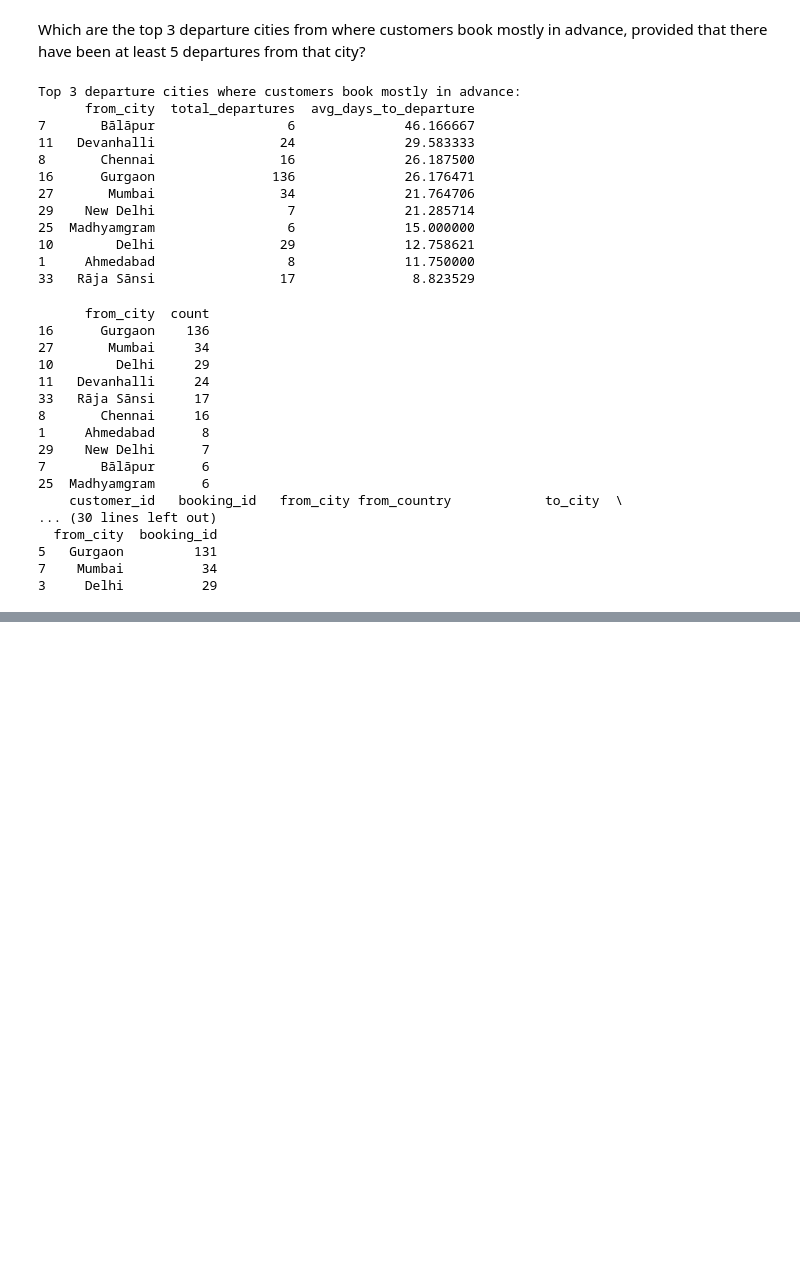
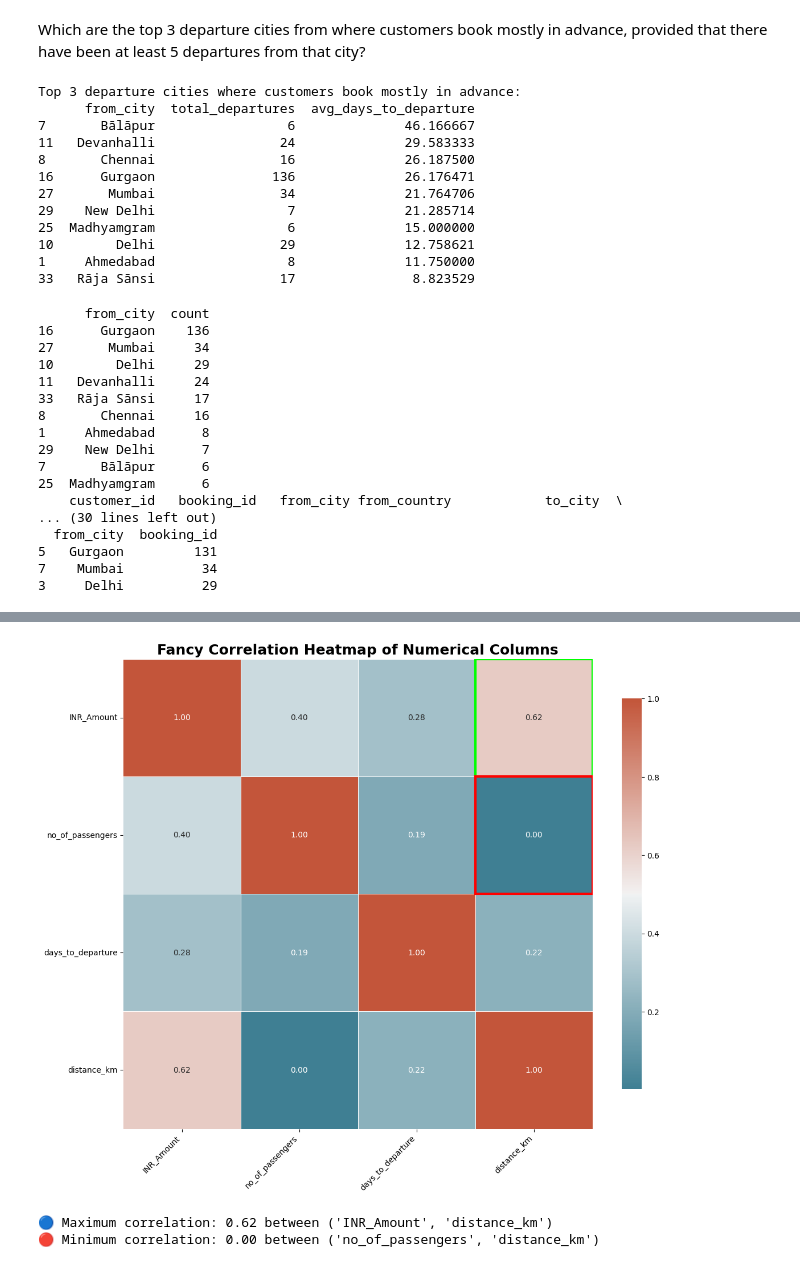
Before and after one commit to Ninja-draw-coder/PythonProjects, a Jupyter notebook: Travel_Aggregator_Analysis.ipynb, the cells around one changed output, grey strips where cells are left out. Drawn from its saved outputs; the diff is of its cells as text; code cells hidden in the pictures; blank space fills up the shorter version.

```diff
--- a/Travel_Aggregator_Analysis.ipynb
+++ b/Travel_Aggregator_Analysis.ipynb
@@ -269,0 +325,61 @@ print(df_advance_departurecity.head(3))
+# %%
+import pandas as pd
+import numpy as np
+import seaborn as sns
+import matplotlib.pyplot as plt
+
+# Step 1: Load the data
+data = pd.read_csv("Bookings.csv")  # Replace with your filename
+
+# Step 2: Select only numerical columns
+numerical_data = data.select_dtypes(include=['float64', 'int64'])
+
+# Step 3: Calculate the correlation matrix
+correlation_matrix = numerical_data.corr()
+
+# Step 4: Find max and min correlations (excluding diagonal 1.0)
+corr_matrix_no_diag = correlation_matrix.where(~np.eye(correlation_matrix.shape[0], dtype=bool))
+max_corr = corr_matrix_no_diag.max().max()
+min_corr = corr_matrix_no_diag.min().min()
+
+max_pair = corr_matrix_no_diag.stack().idxmax()
+min_pair = corr_matrix_no_diag.stack().idxmin()
+
+# Step 5: Set up the matplotlib figure
+plt.figure(figsize=(12, 10))
+
+# Step 6: Create a diverging colormap
+cmap = sns.diverging_palette(220, 20, as_cmap=True)
+
+# Step 7: Plot the heatmap
+sns.heatmap(correlation_matrix,
+            cmap=cmap,
+            annot=True,
+            fmt=".2f",
+            linewidths=0.7,
+            cbar_kws={"shrink": 0.8},
+            square=True)
+
+# Step 8: Highlight the max and min correlation pairs
+for (row, col), val in np.ndenumerate(correlation_matrix.values):
+    if (correlation_matrix.index[row], correlation_matrix.columns[col]) == max_pair:
+        plt.gca().add_patch(plt.Rectangle((col, row), 1, 1, fill=False, edgecolor='lime', lw=3))
+    if (correlation_matrix.index[row], correlation_matrix.columns[col]) == min_pair:
+        plt.gca().add_patch(plt.Rectangle((col, row), 1, 1, fill=False, edgecolor='red', lw=3))
+
+# Step 9: Titles and labels
+plt.title('Correlation Heatmap of Numerical Columns', fontsize=18, fontweight='bold')
+plt.xticks(rotation=45, ha='right')
+plt.yticks(rotation=0)
+plt.tight_layout()
+
+# Step 10: Show the plot
+plt.show()
+
+# Step 11: Print the strongest and weakest relationships
+print(f"🔵 Maximum correlation: {max_corr:.2f} between {max_pair}")
+print(f"🔴 Minimum correlation: {min_corr:.2f} between {min_pair}")
+# %% [output]
+[figure, added]
+🔵 Maximum correlation: 0.62 between ('INR_Amount', 'distance_km')
+🔴 Minimum correlation: 0.00 between ('no_of_passengers', 'distance_km')
```
Also changed, not shown: parts of 3 cells of this notebook.
